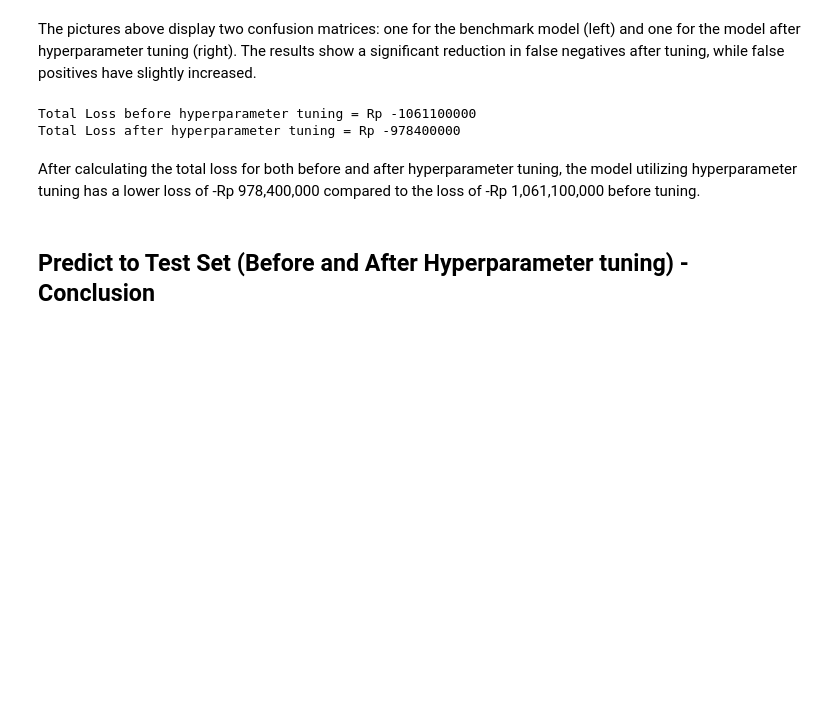
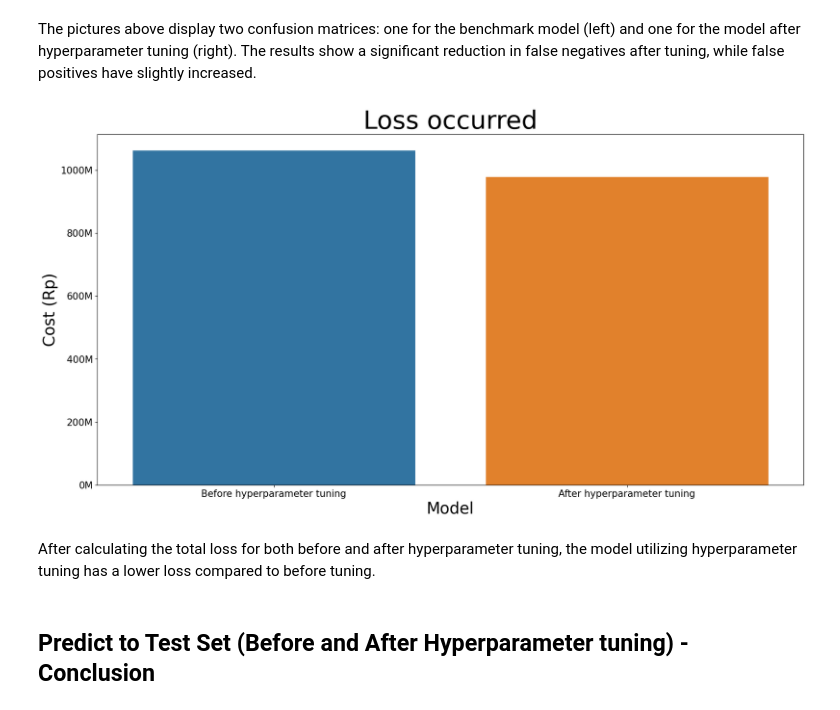
Before and after one commit to VinZpb/Bank-Marketing-Campaign, a Jupyter notebook: Vincent_MachineLearning_BankMarketingCampaignClassification.ipynb, the cells around one changed output. Drawn from its saved outputs; the diff is of its cells as text; code cells hidden in the pictures; blank space fills up the shorter version.

```diff
--- a/Vincent_MachineLearning_BankMarketingCampaignClassification.ipynb
+++ b/Vincent_MachineLearning_BankMarketingCampaignClassification.ipynb
@@ -674,20 +692,32 @@ The pictures above display two confusion matrices: one for the benchmark model (
 # %%
 # Input loss occurred by false positive and false negative prediction
 FP_loss = -500000
 FN_loss = -3200000
 
 # Calculate the loss by multiplying FP by FP_loss and adding it to FN multiplied by FN_loss.
 loss_before = confusion_matrix(y_test, y_test_predict_before)[0,1]*FP_loss + confusion_matrix(y_test, y_test_predict_before)[1,0]*FN_loss
 loss_after = confusion_matrix(y_test, y_test_predict_after)[0,1]*FP_loss + confusion_matrix(y_test, y_test_predict_after)[1,0]*FN_loss
 
-# Print the loss occurred before and after hyperparameter tuning
-print(f'Total Loss before hyperparameter tuning = Rp {loss_before}')
-print(f'Total Loss after hyperparameter tuning = Rp {loss_after}')
+
+loss_before_after = pd.DataFrame({
+    'Model':['Before hyperparameter tuning','After hyperparameter tuning'],
+    'Loss occurred':[-loss_before,-loss_after]
+    })
+
+# Create barplot for loss occurred values
+plt.figure(figsize=(20,10))
+sns.barplot(data=loss_before_after,x='Model',y='Loss occurred')
+plt.xticks(fontsize=15)
+plt.xlabel('Model', fontsize= 25)
+plt.yticks(fontsize=15)
+plt.ylabel('Cost (Rp)', fontsize= 25)
+plt.title('Loss occurred', fontsize= 40)
+plt.gca().yaxis.set_major_formatter(ticker.FuncFormatter(lambda x, pos: '{:.0f}M'.format(x / 1e6)))
+plt.show()
 # %% [output]
-Total Loss before hyperparameter tuning = Rp -1061100000
-Total Loss after hyperparameter tuning = Rp -978400000
+[figure, added]
 # %% [markdown]
-After calculating the total loss for both before and after hyperparameter tuning, the model utilizing hyperparameter tuning has a lower loss of -Rp 978,400,000 compared to the loss of -Rp 1,061,100,000 before tuning.
+After calculating the total loss for both before and after hyperparameter tuning, the model utilizing hyperparameter tuning has a lower loss compared to before tuning.
 # %% [markdown]
 ## Predict to Test Set (Before and After Hyperparameter tuning) - Conclusion
 # %% [markdown]
```
Also changed, not shown: parts of 4 cells of this notebook, 1 other file.
